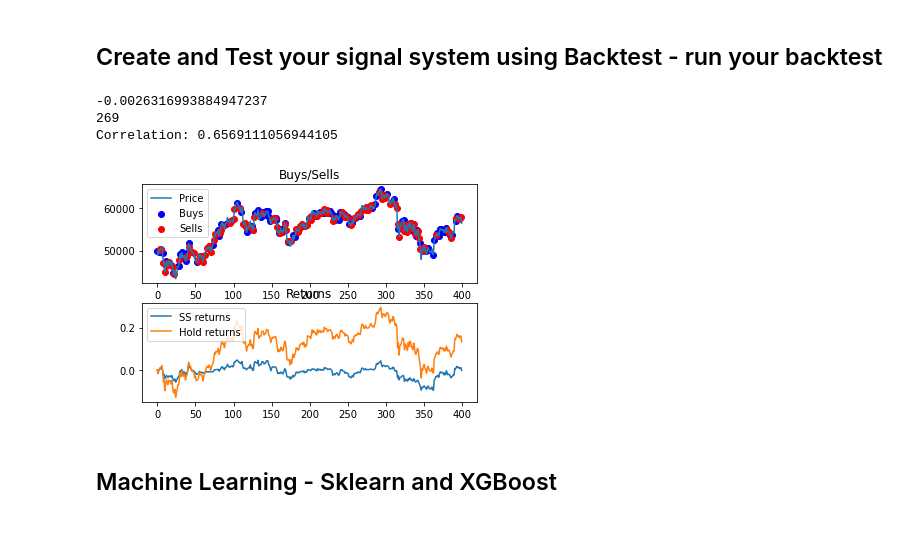
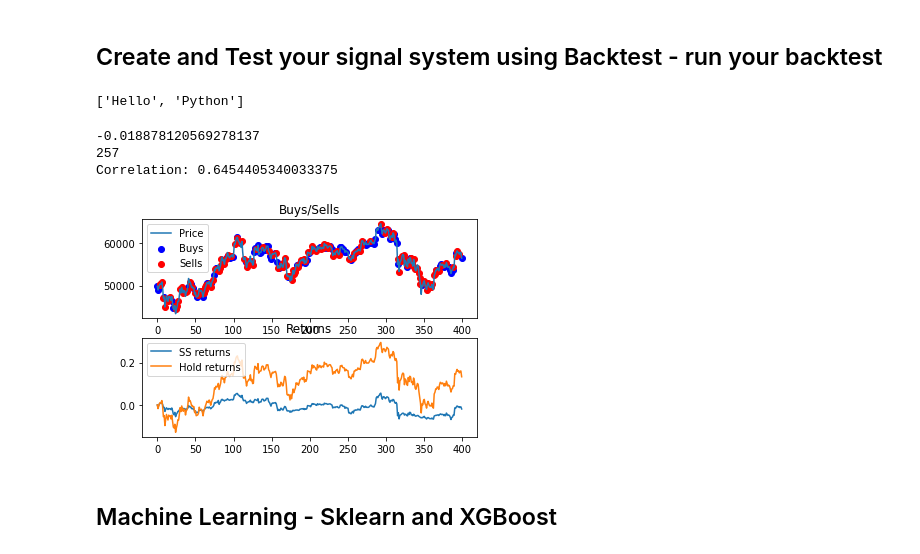
Before and after one commit to Sergeytata/Data-Science-Small-Tutorial, a Jupyter notebook: for_noobs_with_love.ipynb, the cells around one changed output. Saved outputs shown, nothing was run; the diff lists cells and outputs as text; code cells hidden in the pictures.

```diff
--- a/for_noobs_with_love.ipynb
+++ b/for_noobs_with_love.ipynb
@@ -172,37 +185,44 @@ class Random_Strategy:
+# %%
+# a = 10
+str1 = "Hello Python".split(" ")
+# l = [1,2,3,4,5]
+print(str1)
+# %% [output]
+['Hello', 'Python']
 # %%
 # create your backtest
 balance_counter =  100
-w1 = 1
-bt = Backtest(balance_counter*w1, order_volume_prop=0.2)
+bt = Backtest(balance_counter, order_volume_prop=0.2)
 
 # read your tickers
 tickers = pd.read_csv('BTCUSDT_4h.csv')
 #slice tickers
 tickers = tickers[-400:]
 tickers = tickers.reset_index()
 N = len(tickers)
+
 random_strategy = Random_Strategy()
 
 
 for i in range(N):
     # signal = signals[i]
     ticker = tickers.iloc[i]
     signal = random_strategy.get_signal(ticker)
 
     bt.run(ticker,signal)
 
 
 print(bt.get_return())
 print((bt.total_trades()))
 # computes correlation between trading returns and hold
 print('Correlation: {}'.format(bt.get_correlation()))
 fig = bt.visualise()
 plt.show()
 # %% [output]
--0.0026316993884947237
-269
-Correlation: 0.6569111056944105
+-0.018878120569278137
+257
+Correlation: 0.6454405340033375
-[figure, old version]
+[figure, new version]
 # %% [markdown]
 ## Machine Learning - Sklearn and XGBoost
 # %%
```
Also changed, not shown: parts of 12 cells of this notebook, 2 other files.
